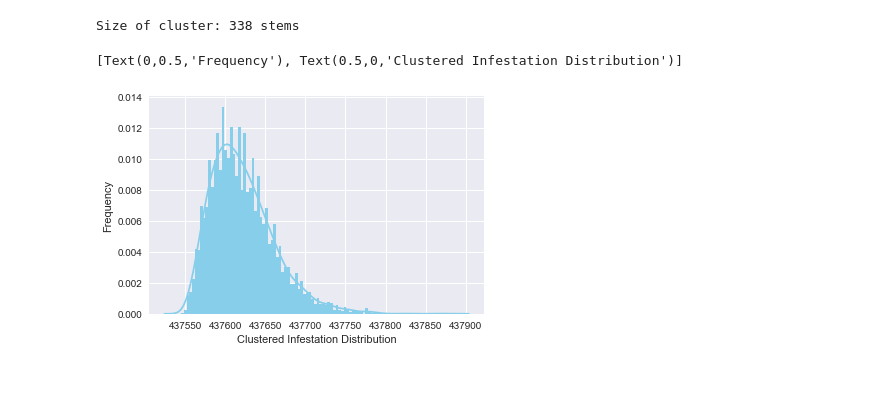
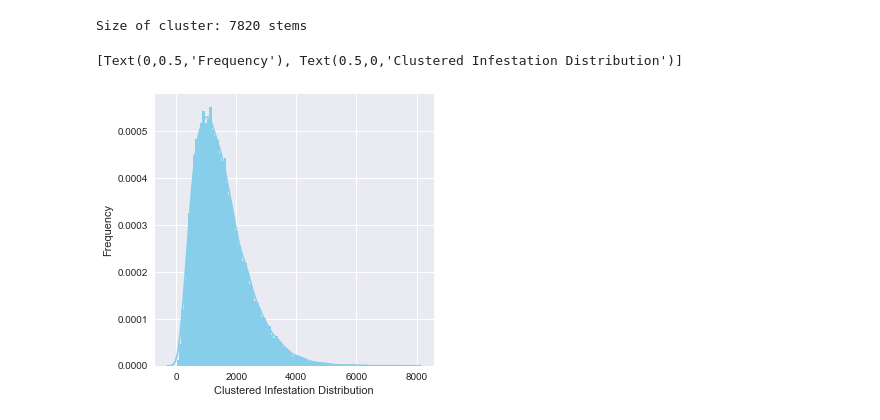
Before and after one commit to ncsu-landscape-dynamics/popsborder, a Jupyter notebook: pest_clustering.ipynb, the cells around one changed output. Saved outputs shown, nothing was run; the diff lists cells and outputs as text; code cells hidden in the pictures; blank space fills up the shorter version.

```diff
--- a/pest_clustering.ipynb
+++ b/pest_clustering.ipynb
@@ -59,7 +59,7 @@ ax.set(xlabel='Uniform Infestation Distribution', ylabel='Frequency')
 from scipy.stats import gamma
 
 # Infest stems using gamma distribution to create cluster of pests.
-infest_clust = gamma.rvs(4, scale=20, size=num_pest) #rvs(a, loc=0, scale=1, size=1, random_state=None)
+infest_clust = gamma.rvs(3, scale=500, size=40000) #rvs(a, loc=0, scale=1, size=1, random_state=None)
 infest_clust = [round(x) for x in infest_clust]
 
 # Insert infested cluster of stems into shipment at random position
@@ -68,17 +68,17 @@ infest_stem_clust = infest_clust + start_clust
 
 print("Size of cluster:", int(max(infest_stem_clust) - min(infest_stem_clust)), "stems")
 # %% [output]
-Size of cluster: 338 stems
+Size of cluster: 7820 stems
 # %%
-ax = sns.distplot(infest_stem_clust,
+ax = sns.distplot(infest_clust,
                   kde=True,
                   bins=100,
                   color='skyblue',
                   hist_kws={"linewidth": 15,'alpha':1})
 ax.set(xlabel='Clustered Infestation Distribution', ylabel='Frequency')
 # %% [output]
 [Text(0,0.5,'Frequency'), Text(0.5,0,'Clustered Infestation Distribution')]
-[figure, old version]
+[figure, new version]
 # %%
 num_boxes = math.ceil(num_stem / 200)
 print(num_boxes)
```
Also changed, not shown: parts of 6 cells of this notebook, 1 other file.
